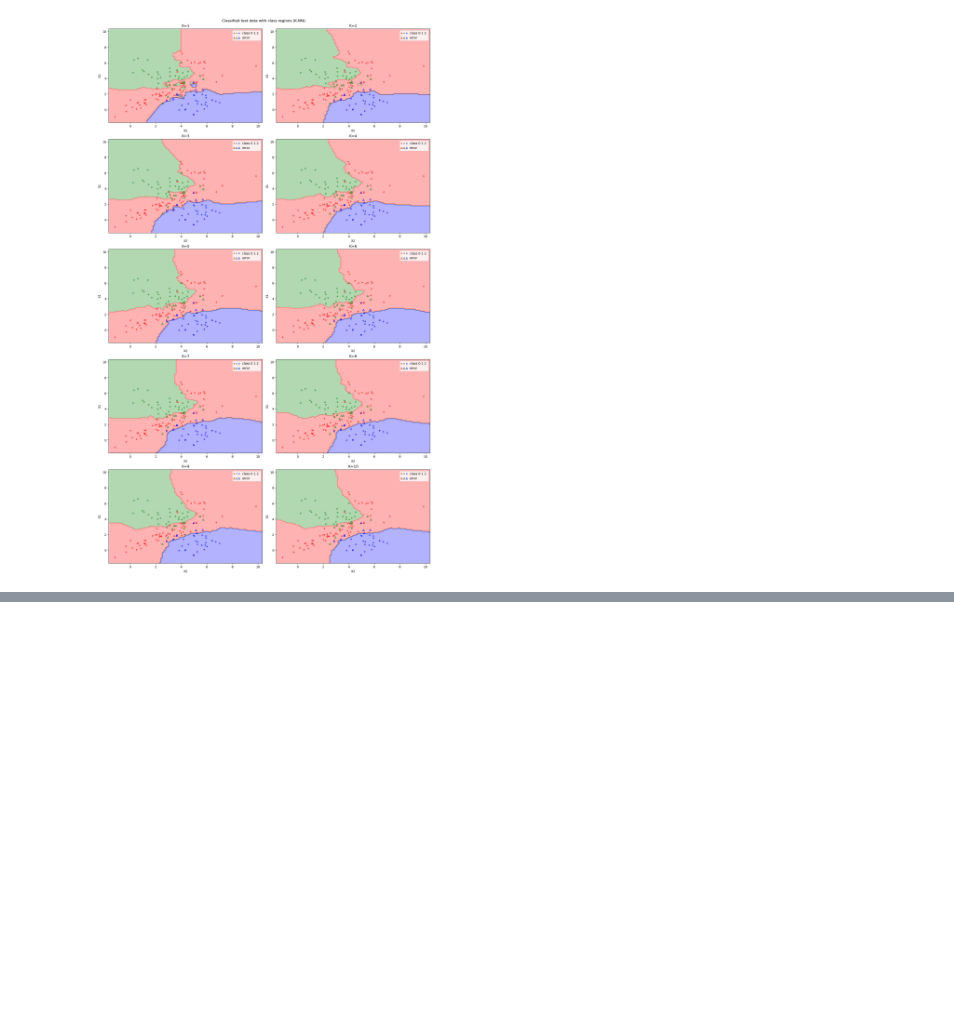
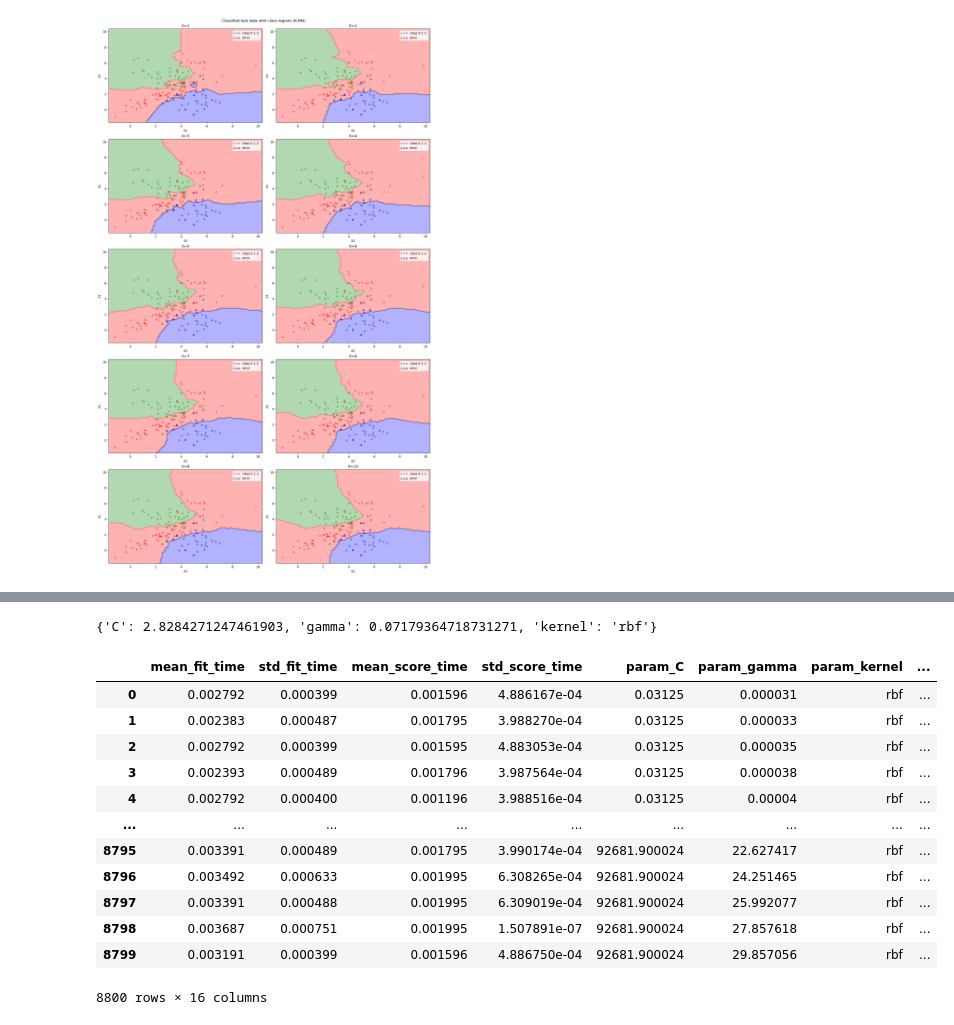
Before and after one commit to 6ri5ter/pattern_recognition, a Jupyter notebook: Team1-AC.ipynb, the cells around one changed output, grey strips where cells are left out. Drawn from its saved outputs; the diff is of its cells as text; code cells hidden in the pictures; blank space fills up the shorter version.

```diff
--- a/Team1-AC.ipynb
+++ b/Team1-AC.ipynb
@@ -153,2 +216,20 @@ K = 10: 0.1571 error.
+# %%
+cv_rbf = df(cvrbf.cv_results_)
+cv_rbf
+# %% [output]
+{'C': 2.8284271247461903, 'gamma': 0.07179364718731271, 'kernel': 'rbf'}
+|  | mean_fit_time | std_fit_time | mean_score_time | std_score_time | param_C | param_gamma | param_kernel | ... |
+| 0 | 0.002792 | 0.000399 | 0.001596 | 4.886167e-04 | 0.03125 | 0.000031 | rbf | ... |
+| 1 | 0.002383 | 0.000487 | 0.001795 | 3.988270e-04 | 0.03125 | 0.000033 | rbf | ... |
+| 2 | 0.002792 | 0.000399 | 0.001595 | 4.883053e-04 | 0.03125 | 0.000035 | rbf | ... |
+| 3 | 0.002393 | 0.000489 | 0.001796 | 3.987564e-04 | 0.03125 | 0.000038 | rbf | ... |
+| 4 | 0.002792 | 0.000400 | 0.001196 | 3.988516e-04 | 0.03125 | 0.00004 | rbf | ... |
+| ... | ... | ... | ... | ... | ... | ... | ... | ... |
+| 8795 | 0.003391 | 0.000489 | 0.001795 | 3.990174e-04 | 92681.900024 | 22.627417 | rbf | ... |
+| 8796 | 0.003492 | 0.000633 | 0.001995 | 6.308265e-04 | 92681.900024 | 24.251465 | rbf | ... |
+| 8797 | 0.003391 | 0.000488 | 0.001995 | 6.309019e-04 | 92681.900024 | 25.992077 | rbf | ... |
+| 8798 | 0.003687 | 0.000751 | 0.001995 | 1.507891e-07 | 92681.900024 | 27.857618 | rbf | ... |
+| 8799 | 0.003191 | 0.000399 | 0.001596 | 4.886750e-04 | 92681.900024 | 29.857056 | rbf | ... |
+8800 rows × 16 columns
 # %%
 #C
```
Also changed, not shown: parts of 9 cells of this notebook, 1 other file.
